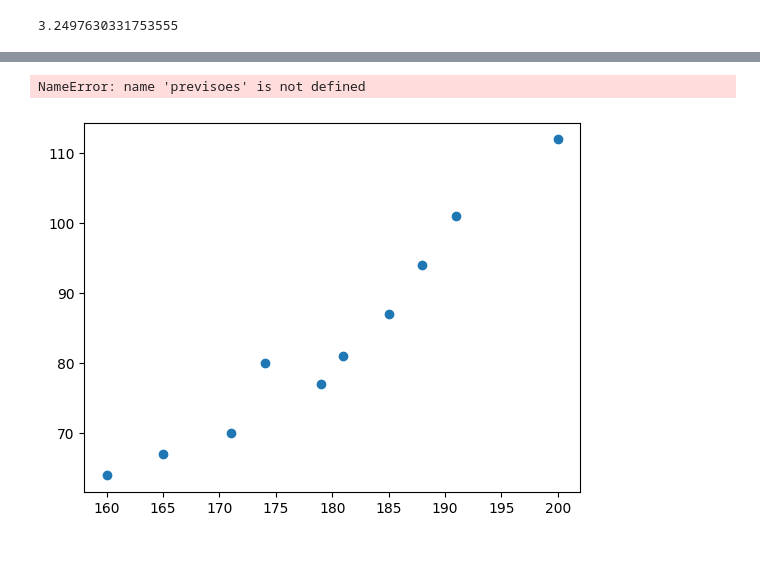
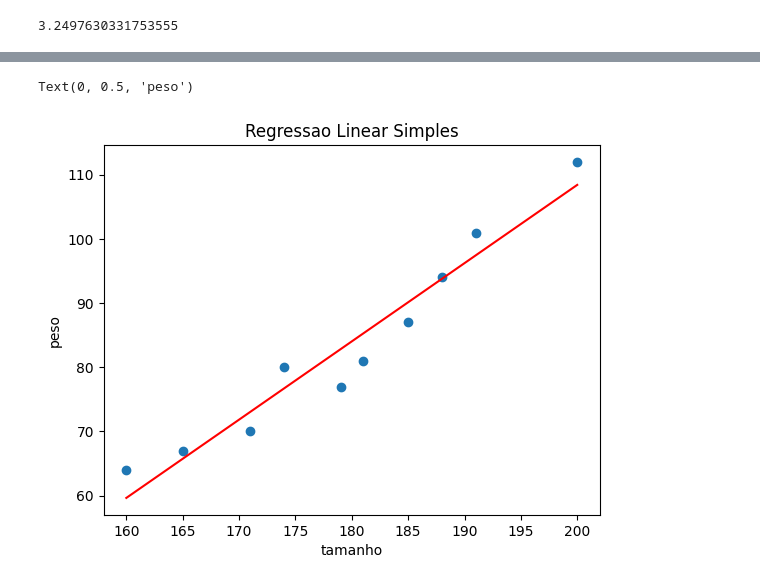
Before and after one commit to MDayvson/Bootcamp-Desenvolvedor-a--Python---XPe, a Jupyter notebook: Modulo 4/IGTI/Aula Prática/Regressão Linear.ipynb, the cells around one changed output, grey strips where cells are left out. Saved outputs shown, nothing was run; the diff lists cells and outputs as text; code cells hidden in the pictures; blank space fills up the shorter version.

```diff
--- a/Modulo 4/IGTI/Aula Prática/Regressão Linear.ipynb
+++ b/Modulo 4/IGTI/Aula Prática/Regressão Linear.ipynb
@@ -103,9 +99,9 @@ NameError: name 'mse' is not defined
 # %%
 plt.plot(X, y, 'o')
-plt.plot(X, previsoes, color = 'red')
+plt.plot(X, previsao2, color = 'red')
 plt.title("Regressao Linear Simples")
 plt.xlabel("tamanho")
 plt.ylabel("peso")
 # %% [output]
-NameError: name 'previsoes' is not defined
+Text(0, 0.5, 'peso')
-[figure, old version]
+[figure, new version]
```
Also changed, not shown: parts of 3 cells of this notebook, 6 other files.
